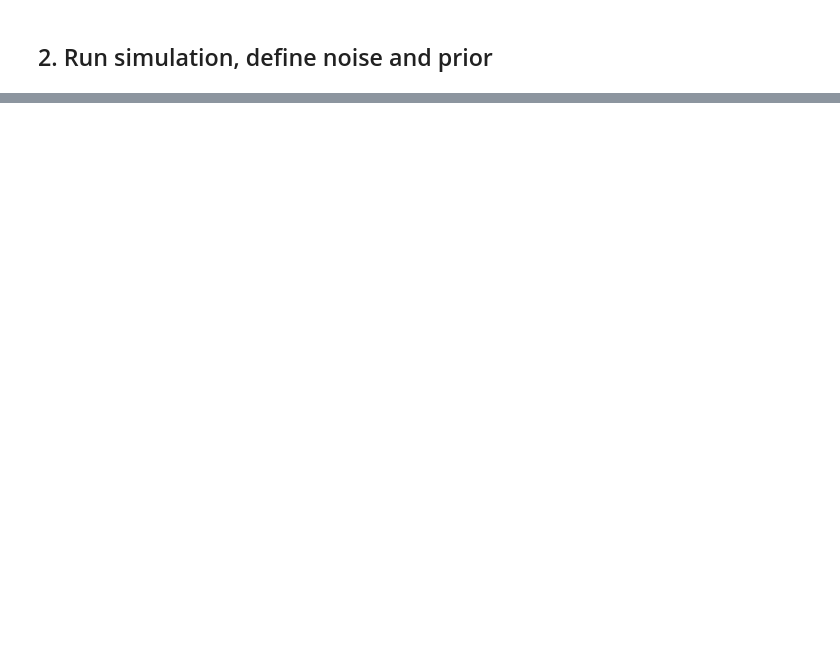
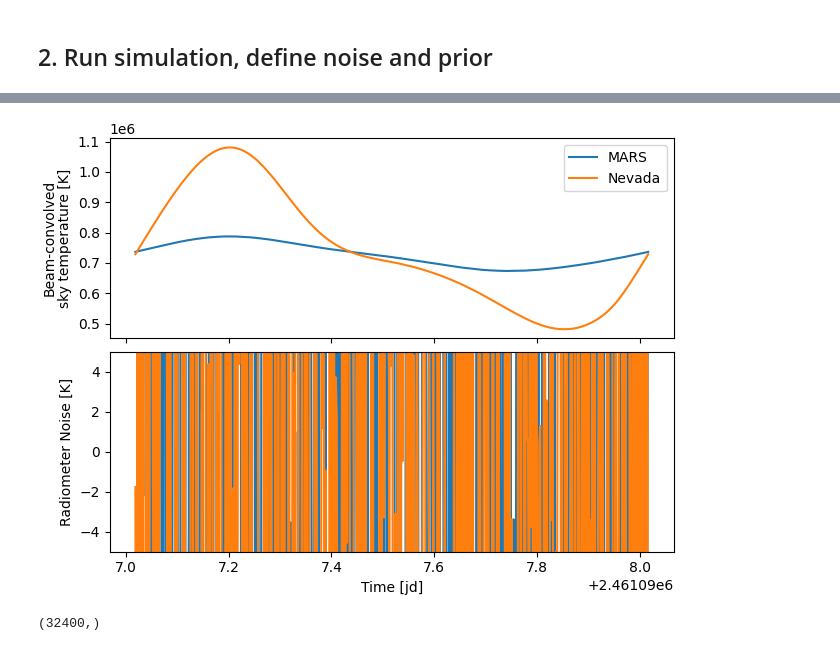
Before and after one commit to MIST-Experiment/mistsim, a Jupyter notebook: notebooks/mapmaking/multi_latitudes-different_beams.ipynb, the cells around one changed output, grey strips where cells are left out. Drawn from its saved outputs; the diff is of its cells as text; code cells hidden in the pictures; blank space fills up the shorter version.

```diff
--- a/notebooks/mapmaking/multi_latitudes-different_beams.ipynb
+++ b/notebooks/mapmaking/multi_latitudes-different_beams.ipynb
@@ -41,7 +41,7 @@ haslam = scale_map(haslam_onefreq, freqs)
 print(haslam.shape, nside)
 
 # this is the frequency of the simulation
-FREQ_IX = -1
+FREQ_IX = 0
 sim_freq = freqs[FREQ_IX]
 print(f"Simulation frequency = {sim_freq:.0f} MHz")
 
@@ -88,7 +88,11 @@ theta = d["theta"]
 horizon = theta <= 80  # mountains
 g = gain[FREQ_IX]
 mars_beam = ms.Beam(
-    g[None], sim_freq, sampling="mwss", horizon=horizon[:, None]
+    g[None],
+    sim_freq,
+    sampling="mwss",
+    horizon=horizon[:, None],
+    beam_az_rot=80,
 )
 
 # nevada beam
@@ -99,7 +103,7 @@ theta = d["theta"]
 g = gain[FREQ_IX]
 # no mountain blockage!
 nv_beam = ms.Beam(
-    g[None], sim_freq, sampling="mwss", horizon=None
+    g[None], sim_freq, sampling="mwss", horizon=None, beam_az_rot=26
 )
 # %%
 # mars
@@ -173,15 +181,17 @@ len(times.jd)
 # %%
 Ntimes = len(times)
 
 fig, axs = plt.subplots(nrows=2, sharex=True, constrained_layout=True)
 lines = axs[0].plot(times.jd, (y+noise).reshape(2, Ntimes).T)
 axs[1].plot(times.jd, noise.reshape(2, Ntimes).T)
 axs[0].set_ylabel("Beam-convolved\nsky temperature [K]")
 axs[1].set_ylabel("Radiometer Noise [K]")
 axs[1].set_xlabel("Time [jd]")
-axs[1].set_ylim(-0.15, 0.15)
+axs[1].set_ylim(-5, 5)
 axs[0].legend(lines, ["MARS", "Nevada"])
 plt.show()
+# %% [output]
+[figure, added]
 # %%
 def prior_ps(x):
     """
@@ -203,5 +213,7 @@ def prior_ps(x):
 
 Sdiag = prior_ps(x)
 Sdiag.shape
+# %% [output]
+(32400,)
 # %%
 Atilde = ms.mapmaking.make_Atilde(Ndiag, A, Sdiag)
```
Also changed, not shown: parts of 9 cells of this notebook, 1 other file.
